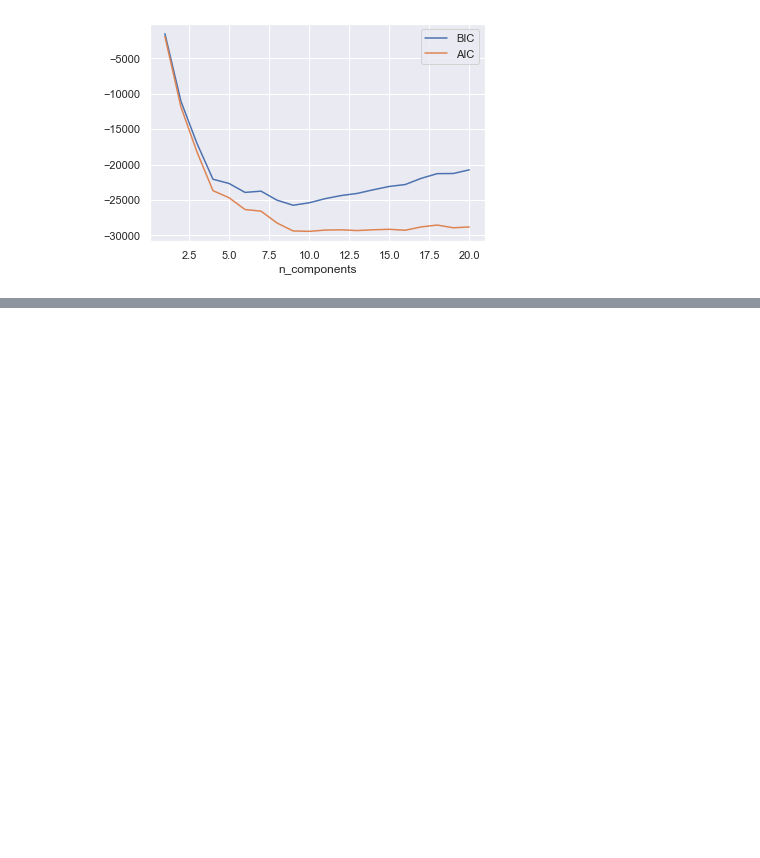
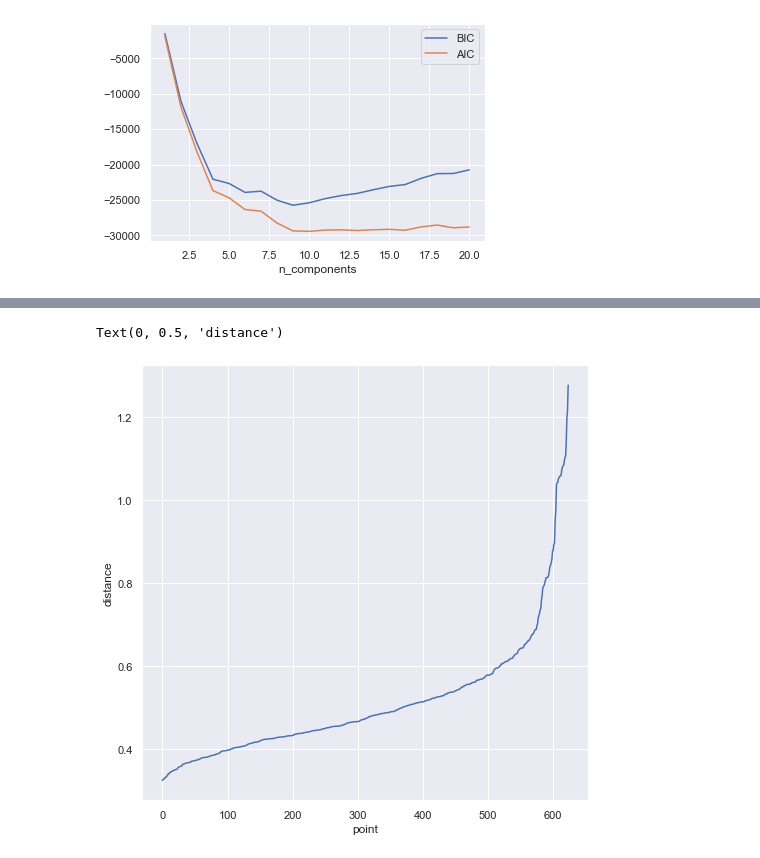
Before and after one commit to jdcardonap2019/BILab2, a Jupyter notebook: Lab2.ipynb, the cells around one changed output, grey strips where cells are left out. Drawn from its saved outputs; the diff is of its cells as text; code cells hidden in the pictures; blank space fills up the shorter version.

```diff
--- a/Lab2.ipynb
+++ b/Lab2.ipynb
@@ -682,0 +752,16 @@ sns.scatterplot(data = df_main, x = selected_cols2[0],y = selected_cols2[1],
+# %%
+#Como se puede ver, esto no fue de gran utilidad ya que solo nos retorna un modelo.
+#Por esto, procederemos a cambiar el valor de min_samples a 10
+neigh = NearestNeighbors(n_neighbors=10)
+nbrs = neigh.fit(df_main)
+distances, indexes = nbrs.kneighbors(df_main)
+distances=np.sort(distances, axis =0)
+distances=distances[:,9]
+
+fig = plt.figure(figsize=(8,8))
+plt.plot(distances)
+plt.xlabel("point")
+plt.ylabel("distance")
+# %% [output]
+Text(0, 0.5, 'distance')
+[figure, added]
```
Also changed, not shown: parts of 16 cells of this notebook.
